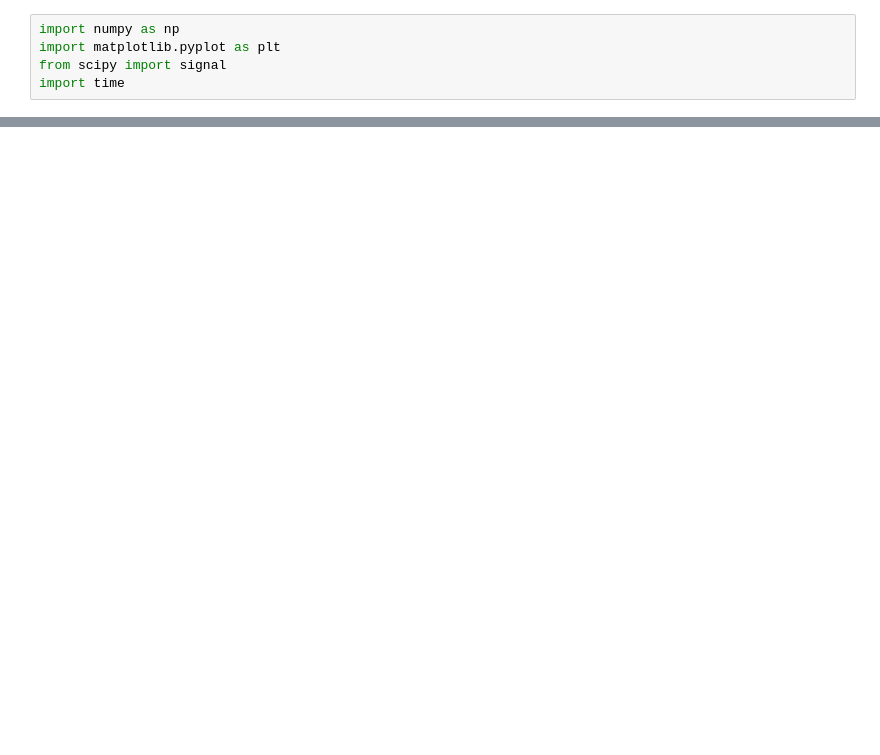
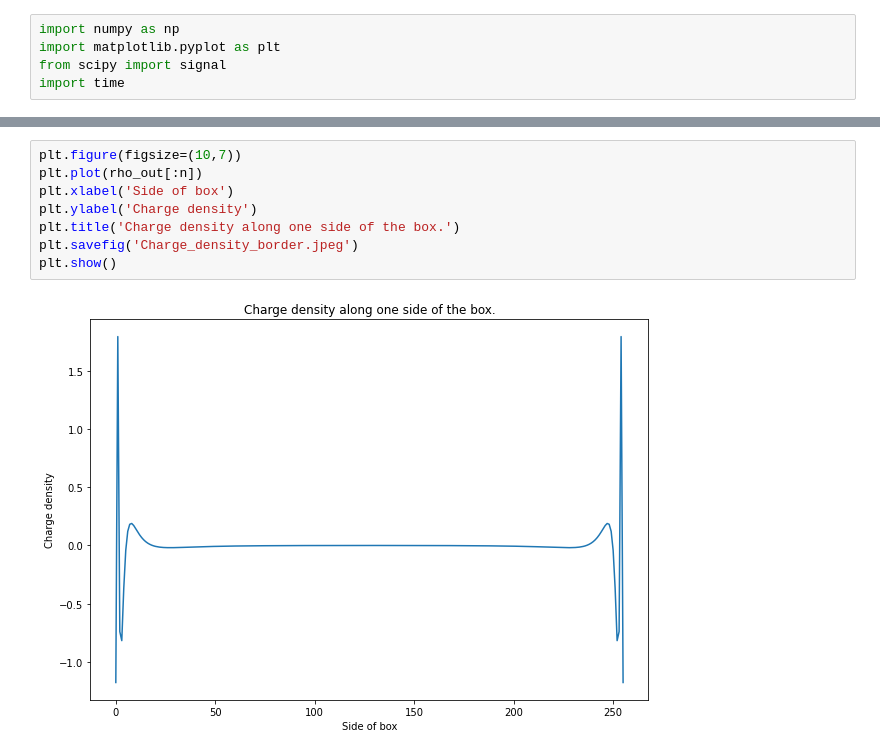
Before and after one commit to lazdam/Computational-Physics, a Jupyter notebook: problem_sets/ps8/problem_2.ipynb, the cells around one changed output, grey strips where cells are left out. Drawn from its saved outputs; the diff is of its cells as text; blank space fills up the shorter version.

```diff
--- a/problem_sets/ps8/problem_2.ipynb
+++ b/problem_sets/ps8/problem_2.ipynb
@@ -131,0 +152,10 @@ plt.imshow(pot)
+# %%
+plt.figure(figsize=(10,7))
+plt.plot(rho_out[:n])
+plt.xlabel('Side of box')
+plt.ylabel('Charge density')
+plt.title('Charge density along one side of the box.')
+plt.savefig('Charge_density_border.jpeg')
+plt.show()
+# %% [output]
+[figure, added]
```
Also changed, not shown: parts of 15 cells of this notebook, 5 other files.
